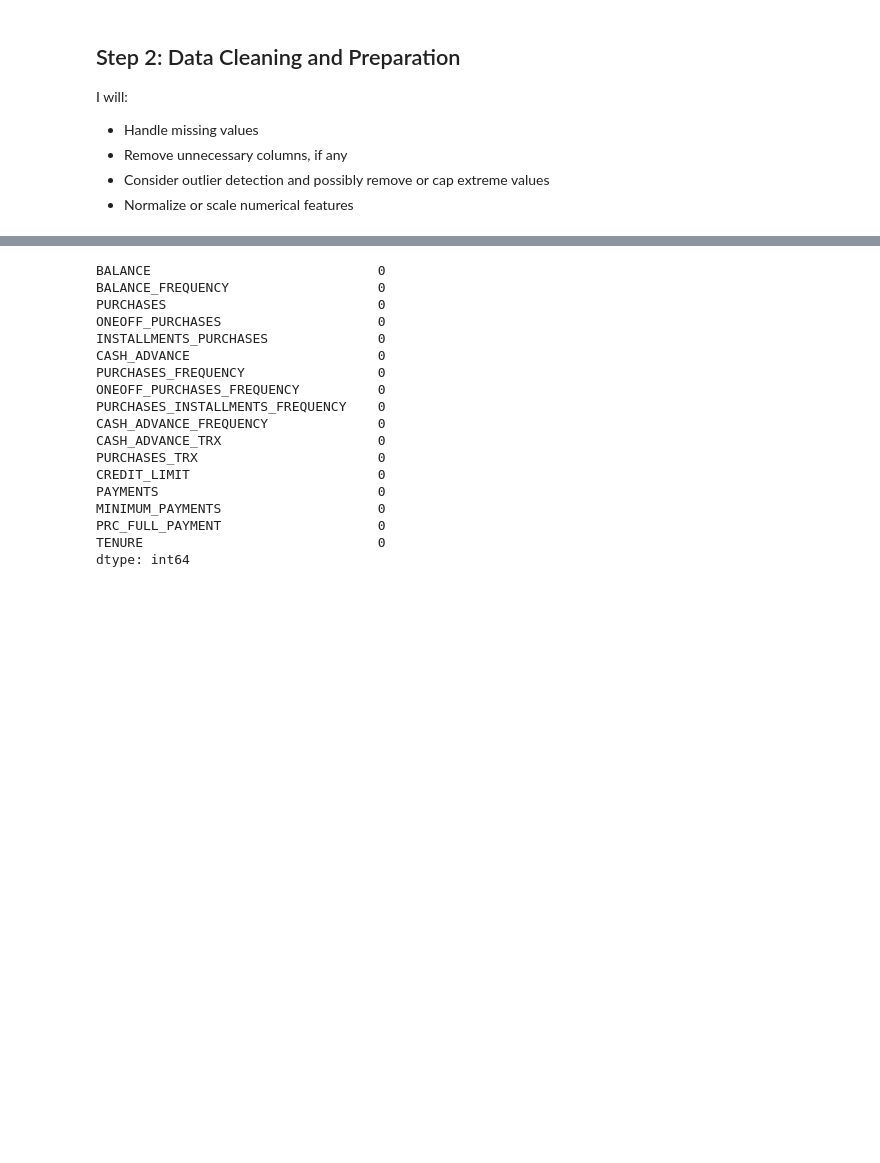
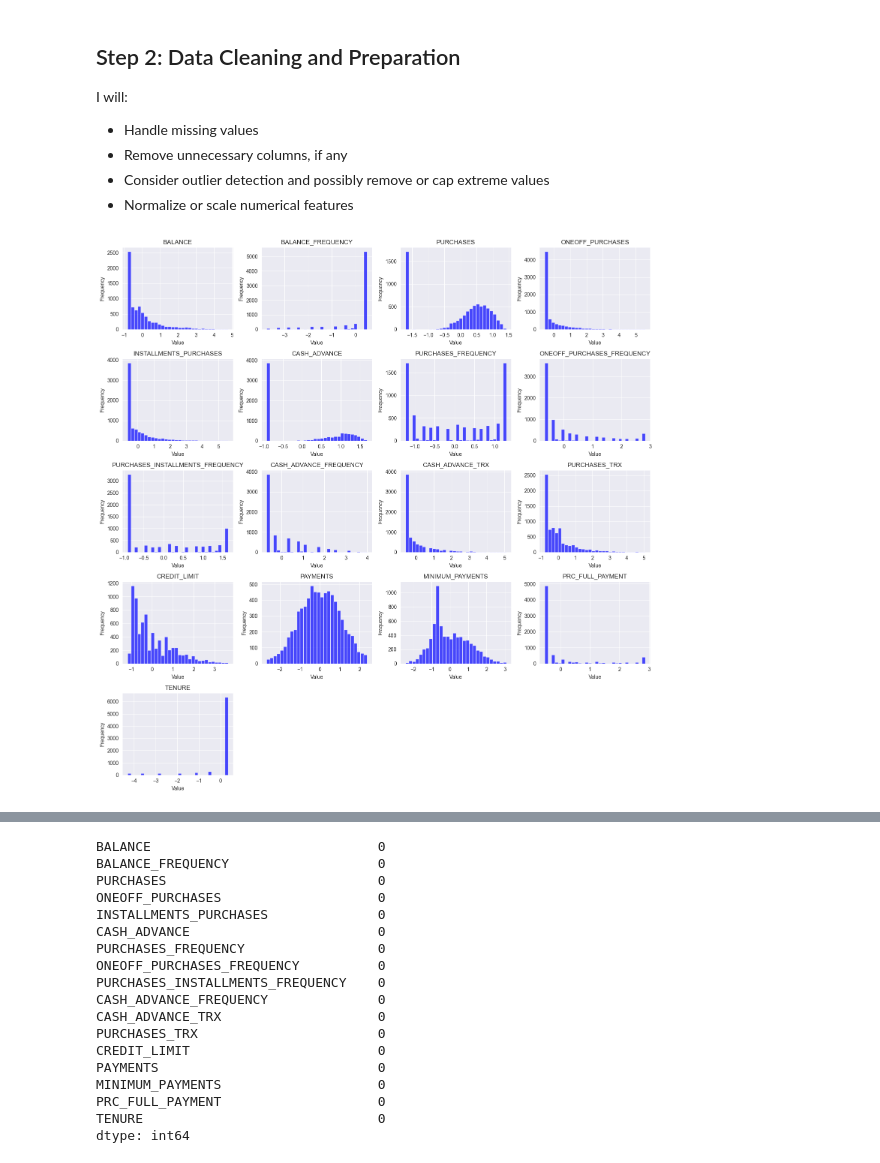
Before and after one commit to rubentak/Unsupervised-Learning-Clustering-Algorithms, a Jupyter notebook: notebook.ipynb, the cells around one changed output, grey strips where cells are left out. Cells and saved outputs as stored; diff of their text form; code cells hidden in the pictures; blank space fills up the shorter version.

```diff
--- a/notebook.ipynb
+++ b/notebook.ipynb
@@ -127,0 +118,69 @@ df['CREDIT_LIMIT'] = df['CREDIT_LIMIT'].fillna(df['CREDIT_LIMIT'].median())
+# %%
+import numpy as np
+import pandas as pd
+import matplotlib.pyplot as plt
+from sklearn.preprocessing import StandardScaler
+
+# Step 1: Drop 'CUST_ID' if present
+if 'CUST_ID' in df.columns:
+    df.drop('CUST_ID', axis=1, inplace=True)
+
+# Step 2: Handle missing values - drop rows with missing values
+df.dropna(inplace=True)
+
+# Step 3: Select numerical columns for processing
+numerical_columns = [
+    'BALANCE', 'BALANCE_FREQUENCY', 'PURCHASES', 'ONEOFF_PURCHASES',
+    'INSTALLMENTS_PURCHASES', 'CASH_ADVANCE', 'PURCHASES_FREQUENCY',
+    'ONEOFF_PURCHASES_FREQUENCY', 'PURCHASES_INSTALLMENTS_FREQUENCY',
+    'CASH_ADVANCE_FREQUENCY', 'CASH_ADVANCE_TRX', 'PURCHASES_TRX',
+    'CREDIT_LIMIT', 'PAYMENTS', 'MINIMUM_PAYMENTS', 'PRC_FULL_PAYMENT', 'TENURE'
+]
+
+# Step 4: Apply log transformation to skewed features
+# Log-transform skewed columns to reduce skewness
+skewed_columns = ['CASH_ADVANCE', 'PAYMENTS', 'MINIMUM_PAYMENTS', 'PURCHASES']
+df[skewed_columns] = df[skewed_columns].apply(lambda x: np.log1p(x))  # log1p handles zero values safely
+
+# Step 5: Drop outliers outside of the 1st and 99th percentiles (after log transformation)
+for column in numerical_columns:
+    lower_bound = df[column].quantile(0.01)
+    upper_bound = df[column].quantile(0.99)
+    df = df[(df[column] >= lower_bound) & (df[column] <= upper_bound)]
+
+# Step 6: Apply StandardScaler to normalize the data
+scaler = StandardScaler()
+df_scaled = scaler.fit_transform(df[numerical_columns])
+
+# Step 7: Convert back to a DataFrame for normalized data
+df_normalized = pd.DataFrame(df_scaled, columns=numerical_columns, index=df.index)
+
+# Step 8: Plot the normalized distributions
+num_cols = len(numerical_columns)
+fig, axes = plt.subplots(nrows=(num_cols // 4) + 1, ncols=4, figsize=(15, 15))
+axes = axes.flatten()
+
+# Plot histograms for each numerical column
+for idx, column in enumerate(numerical_columns):
+    ax = axes[idx]
+    df_normalized[column].hist(ax=ax, bins=30, alpha=0.7, color='blue')
+    ax.set_title(column)
+    ax.set_xlabel('Value')
+    ax.set_ylabel('Frequency')
+
+# Hide any unused subplots
+for idx in range(len(numerical_columns), len(axes)):
+    axes[idx].set_visible(False)
+
+plt.tight_layout()
+plt.show()
+
+# Step 9: Check if any missing values remain
+missing_values = df_normalized.isnull().sum()
+print("Missing values after cleaning:\n", missing_values)
+
+# Step 10: Check the dataset shape before and after cleaning
+print(f"Original dataset shape: {df.shape}")
+print(f"Normalized dataset shape: {df_normalized.shape}")
+# %% [output]
+[figure, added]
```
Also changed, not shown: parts of 8 cells of this notebook.
